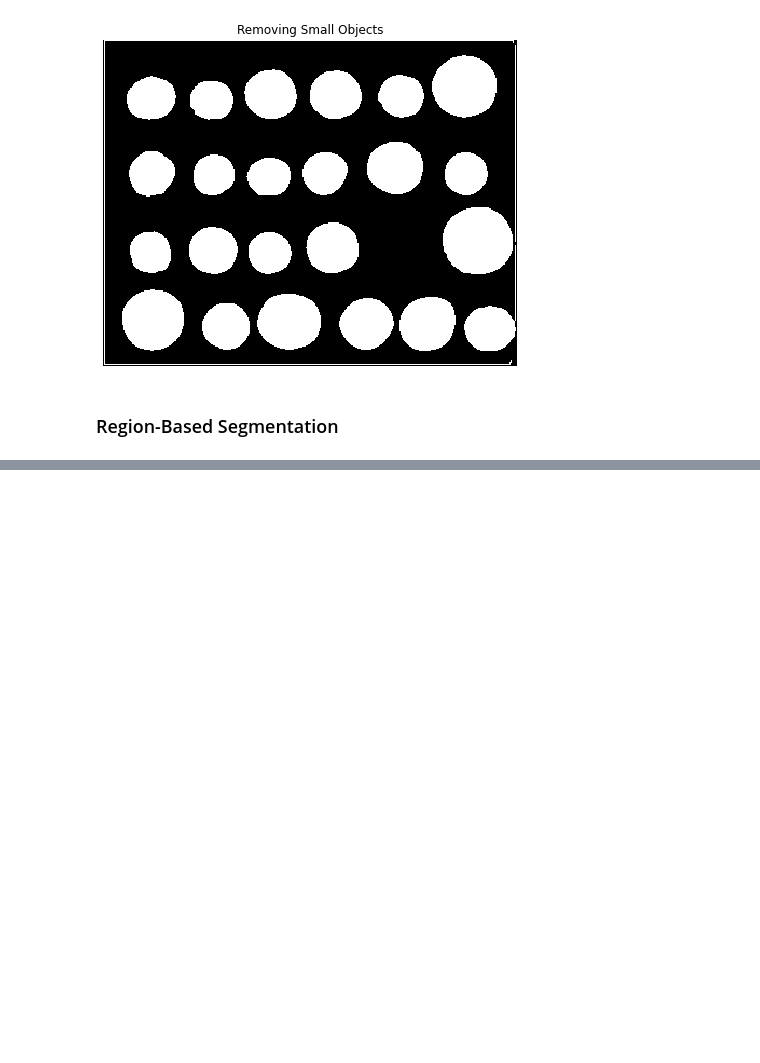
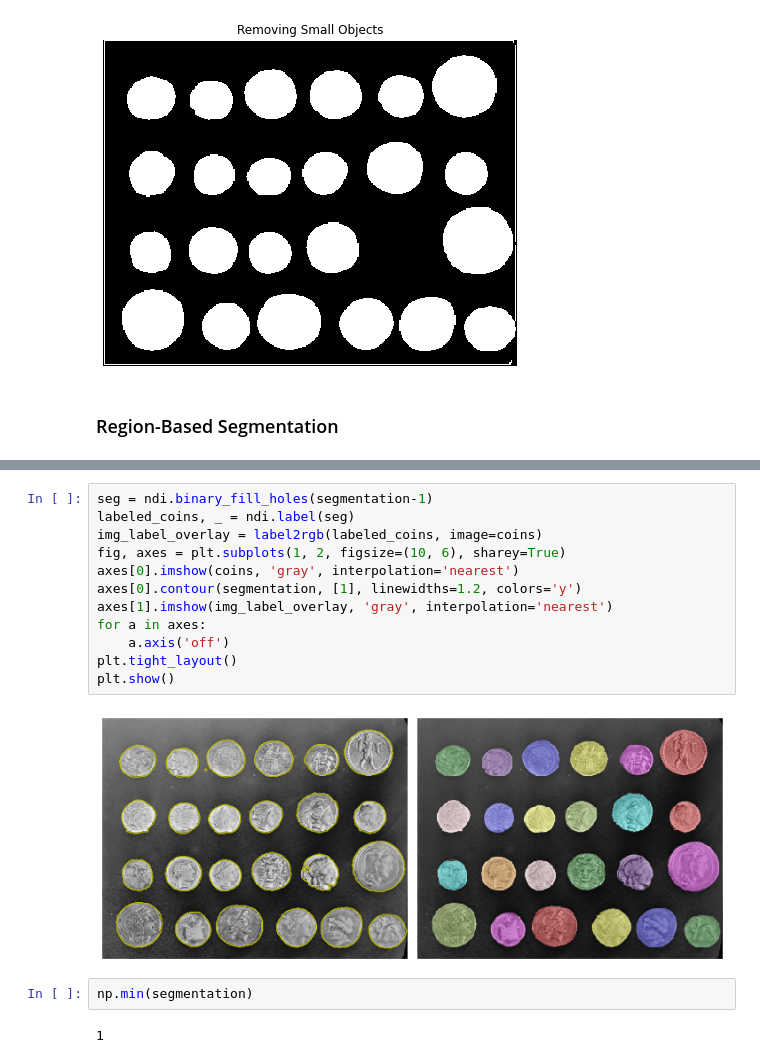
Before and after one commit to kiplimock/image-processing, a Jupyter notebook: image_segmentation.ipynb, the cells around one changed output, grey strips where cells are left out. Saved outputs shown, nothing was run; the diff lists cells and outputs as text; blank space fills up the shorter version.

```diff
--- a/image_segmentation.ipynb
+++ b/image_segmentation.ipynb
@@ -165,0 +201,18 @@ plt.show()
+# %%
+seg = ndi.binary_fill_holes(segmentation-1)
+labeled_coins, _ = ndi.label(seg)
+img_label_overlay = label2rgb(labeled_coins, image=coins)
+fig, axes = plt.subplots(1, 2, figsize=(10, 6), sharey=True)
+axes[0].imshow(coins, 'gray', interpolation='nearest')
+axes[0].contour(segmentation, [1], linewidths=1.2, colors='y')
+axes[1].imshow(img_label_overlay, 'gray', interpolation='nearest')
+for a in axes:
+    a.axis('off')
+plt.tight_layout()
+plt.show()
+# %% [output]
+[figure, added]
+# %%
+np.min(segmentation)
+# %% [output]
+1
```
Also changed, not shown: parts of 3 cells of this notebook.
